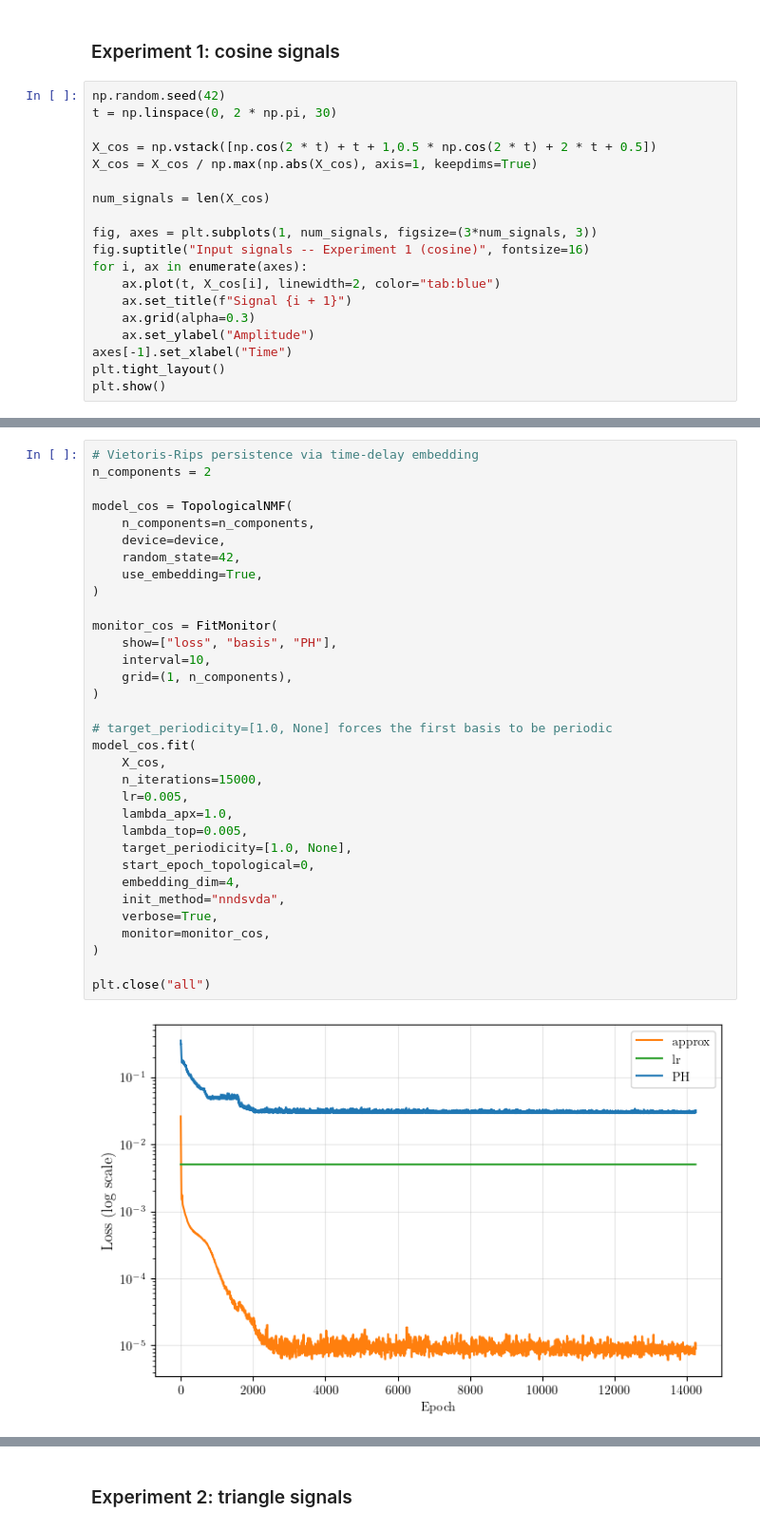
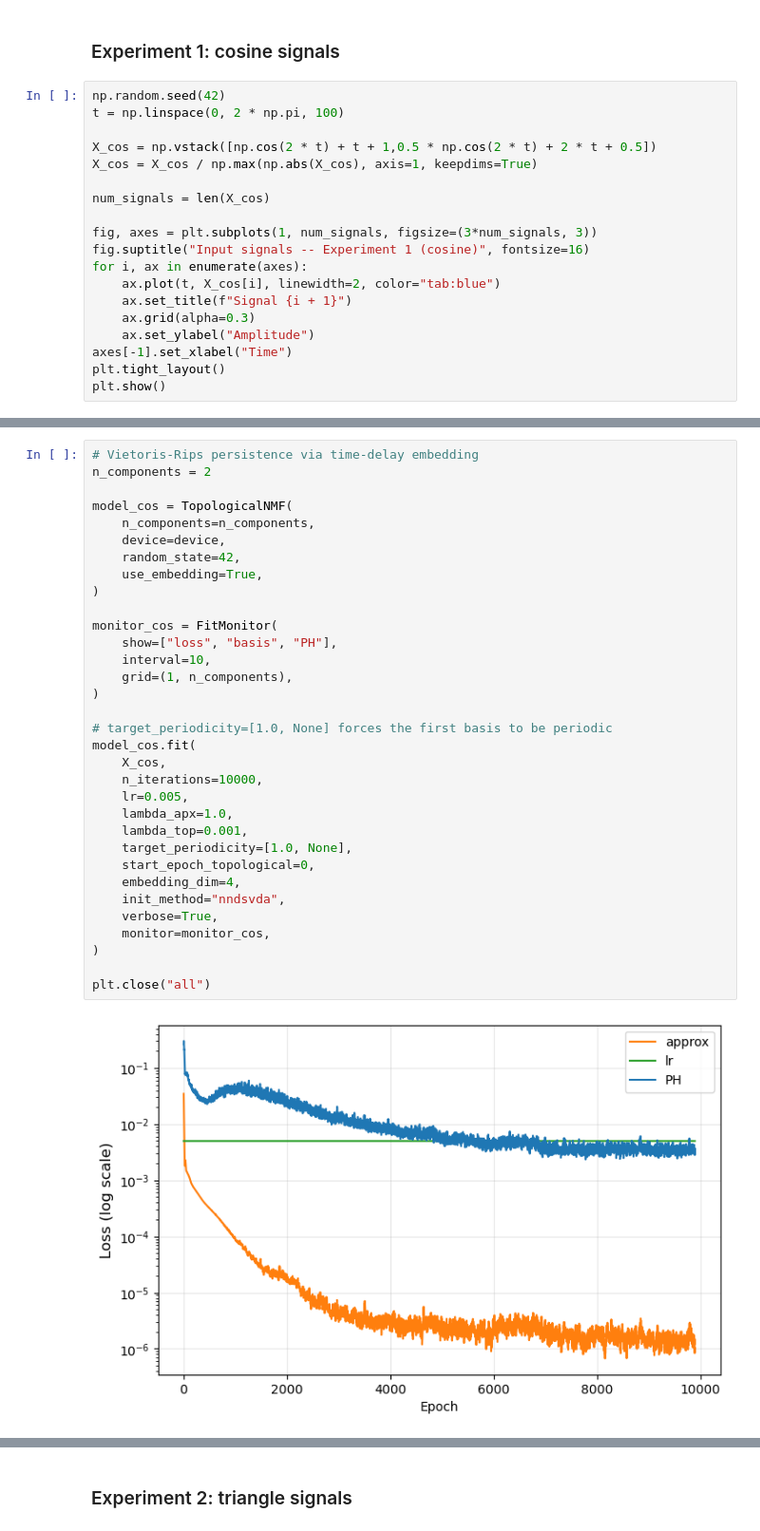
Before and after one commit to shizuo-kaji/TopNMF, a Jupyter notebook: notebook/1DSignal.ipynb, the cells around one changed output, grey strips where cells are left out. Shown at 95% size. Saved outputs shown, nothing was run; the diff lists cells and outputs as text.

```diff
--- a/notebook/1DSignal.ipynb
+++ b/notebook/1DSignal.ipynb
@@ -34,7 +34,7 @@ Use time-delay embedding to lift 1-D signals into a point cloud, then apply Viet
 ### Experiment 1: cosine signals
 # %%
 np.random.seed(42)
-t = np.linspace(0, 2 * np.pi, 30)
+t = np.linspace(0, 2 * np.pi, 100)
 
 X_cos = np.vstack([np.cos(2 * t) + t + 1,0.5 * np.cos(2 * t) + 2 * t + 0.5])
 X_cos = X_cos / np.max(np.abs(X_cos), axis=1, keepdims=True)
@@ -58,33 +58,33 @@ plt.show()
 n_components = 2
 
 model_cos = TopologicalNMF(
     n_components=n_components,
     device=device,
     random_state=42,
     use_embedding=True,
 )
 
 monitor_cos = FitMonitor(
     show=["loss", "basis", "PH"],
     interval=10,
     grid=(1, n_components),
 )
 
 # target_periodicity=[1.0, None] forces the first basis to be periodic
 model_cos.fit(
     X_cos,
-    n_iterations=15000,
+    n_iterations=10000,
     lr=0.005,
     lambda_apx=1.0,
-    lambda_top=0.005,
+    lambda_top=0.001,
     target_periodicity=[1.0, None],
     start_epoch_topological=0,
     embedding_dim=4,
     init_method="nndsvda",
     verbose=True,
     monitor=monitor_cos,
 )
 
 plt.close("all")
 # %% [output]
-[figure, old version]
+[figure, new version]
```
Also changed, not shown: parts of 9 cells of this notebook.
